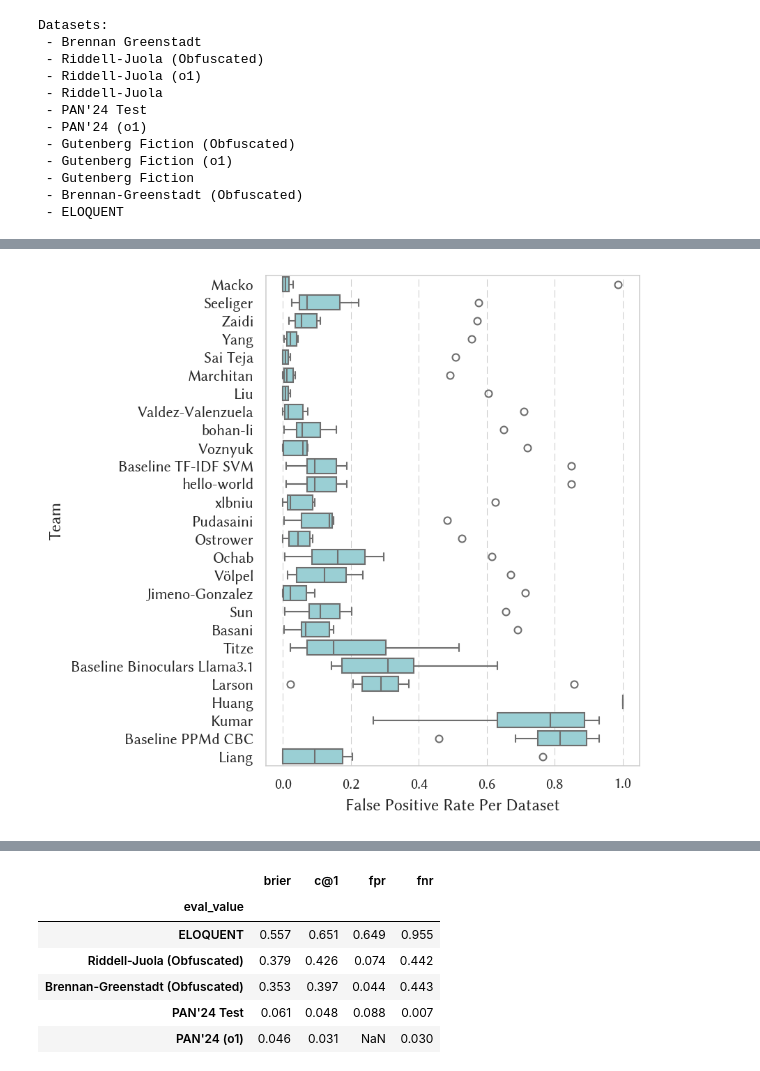
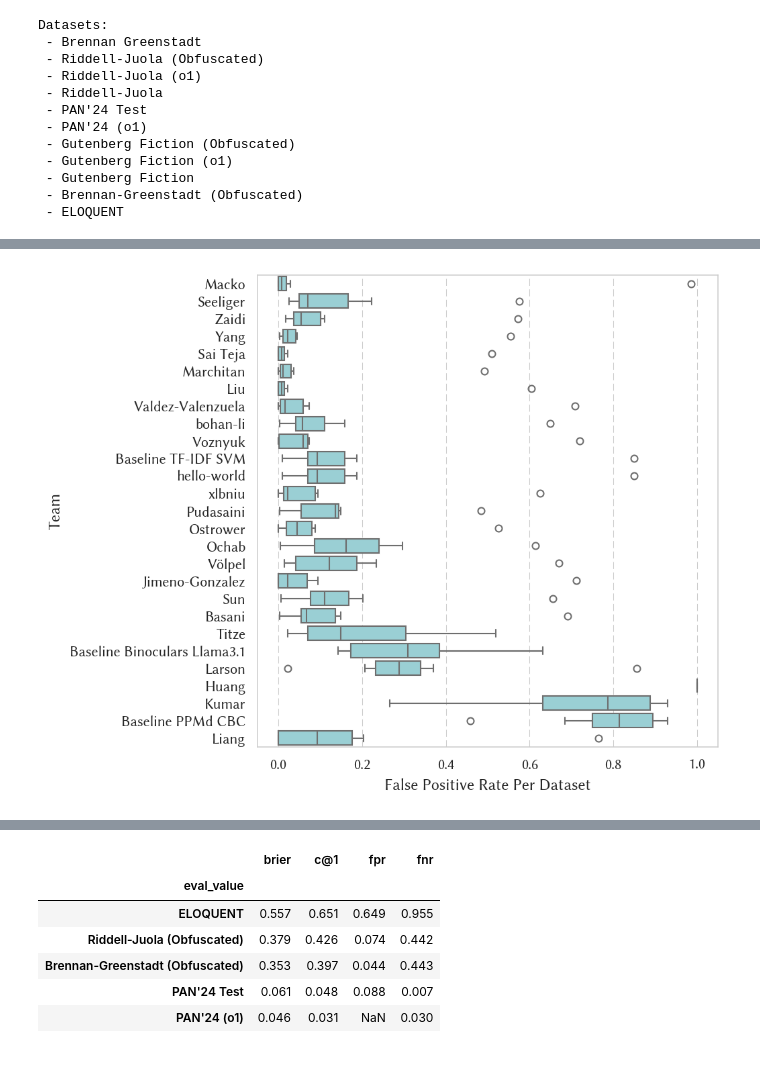
Before and after one commit to pan-webis-de/pan25-generative-ai-authorship-verification, a Jupyter notebook: notebooks/task_eval.ipynb, the cells around one changed output, grey strips where cells are left out. Drawn from its saved outputs; the diff is of its cells as text; code cells hidden in the pictures.

```diff
--- a/notebooks/task_eval.ipynb
+++ b/notebooks/task_eval.ipynb
@@ -269,11 +271,11 @@ plt.show()
 # %%
-plt.figure(figsize=(6, 5.5))
+plt.figure(figsize=(7, 5.5))
 sns.boxplot(df_run_eval.query('eval_field == "source"'), x='fpr', y='team', order=pan_leaderboard_source.index.get_level_values('team'))
 plt.xlabel('False Positive Rate Per Dataset')
 plt.ylabel('Team')
 plt.tight_layout()
 plt.savefig(OUT_DIR / 'pan_leaderboard_source_fpr.pdf')
 plt.show()
 # %% [output]
-[figure, old version]
+[figure, new version]
 # %%
```
Also changed, not shown: parts of 11 cells of this notebook.
